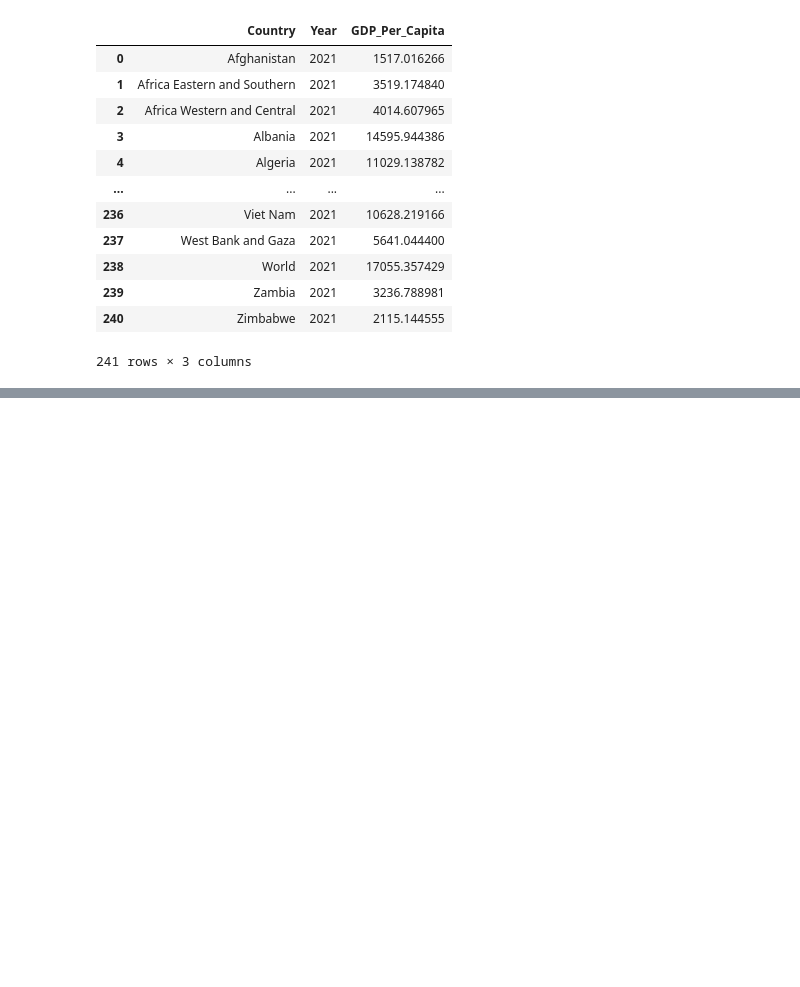
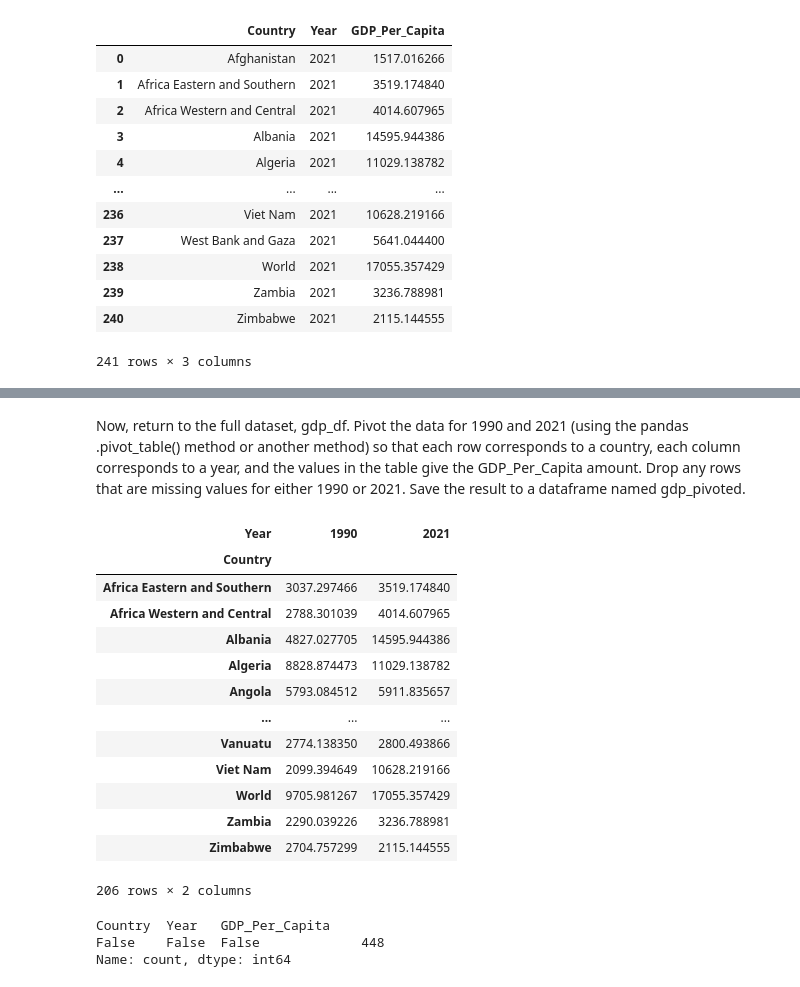
Before and after one commit to nss-data-science-cohort-8/un-exploration-graciepiantek, a Jupyter notebook: notebooks/UN_Data_Exploration.ipynb, the cells around one changed output, grey strips where cells are left out. Cells and saved outputs as stored; diff of their text form; code cells hidden in the pictures; blank space fills up the shorter version.

Commit message:
through pivot table

```diff
--- a/notebooks/UN_Data_Exploration.ipynb
+++ b/notebooks/UN_Data_Exploration.ipynb
@@ -138 +169,29 @@ plt.title('');
+# %% [markdown]
+Now, return to the full dataset, gdp_df. Pivot the data for 1990 and 2021 (using the pandas .pivot_table() method or another method) so that each row corresponds to a country, each column corresponds to a year, and the values in the table give the GDP_Per_Capita amount. Drop any rows that are missing values for either 1990 or 2021. Save the result to a dataframe named gdp_pivoted.
+# %%
+gdp_df['Year'] = gdp_df['Year'].astype(int)
+gdp_pivoted= gdp_df[gdp_df['Year'].isin([1990, 2021])]
+# %%
+gdp_pivoted.pivot_table(values='GDP_Per_Capita', index= 'Country', columns= 'Year').dropna()
+# %% [output]
+| Year | 1990 | 2021 |
+| Country |  |  |
+| Africa Eastern and Southern | 3037.297466 | 3519.174840 |
+| Africa Western and Central | 2788.301039 | 4014.607965 |
+| Albania | 4827.027705 | 14595.944386 |
+| Algeria | 8828.874473 | 11029.138782 |
+| Angola | 5793.084512 | 5911.835657 |
+| ... | ... | ... |
+| Vanuatu | 2774.138350 | 2800.493866 |
+| Viet Nam | 2099.394649 | 10628.219166 |
+| World | 9705.981267 | 17055.357429 |
+| Zambia | 2290.039226 | 3236.788981 |
+| Zimbabwe | 2704.757299 | 2115.144555 |
+206 rows × 2 columns
+# %%
+gdp_pivoted.isna().value_counts()
+# %% [output]
+Country  Year   GDP_Per_Capita
+False    False  False             448
+Name: count, dtype: int64
 # %% [markdown]
```
Also changed, not shown: parts of 8 cells of this notebook.
